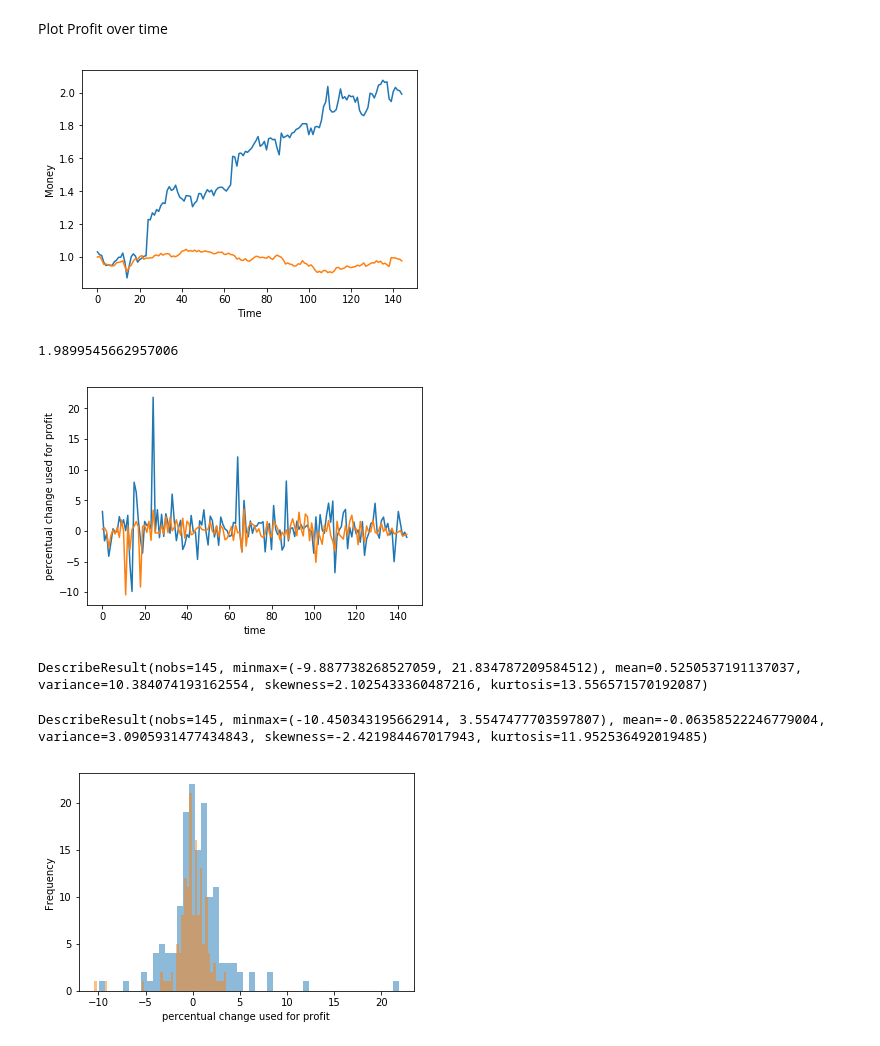
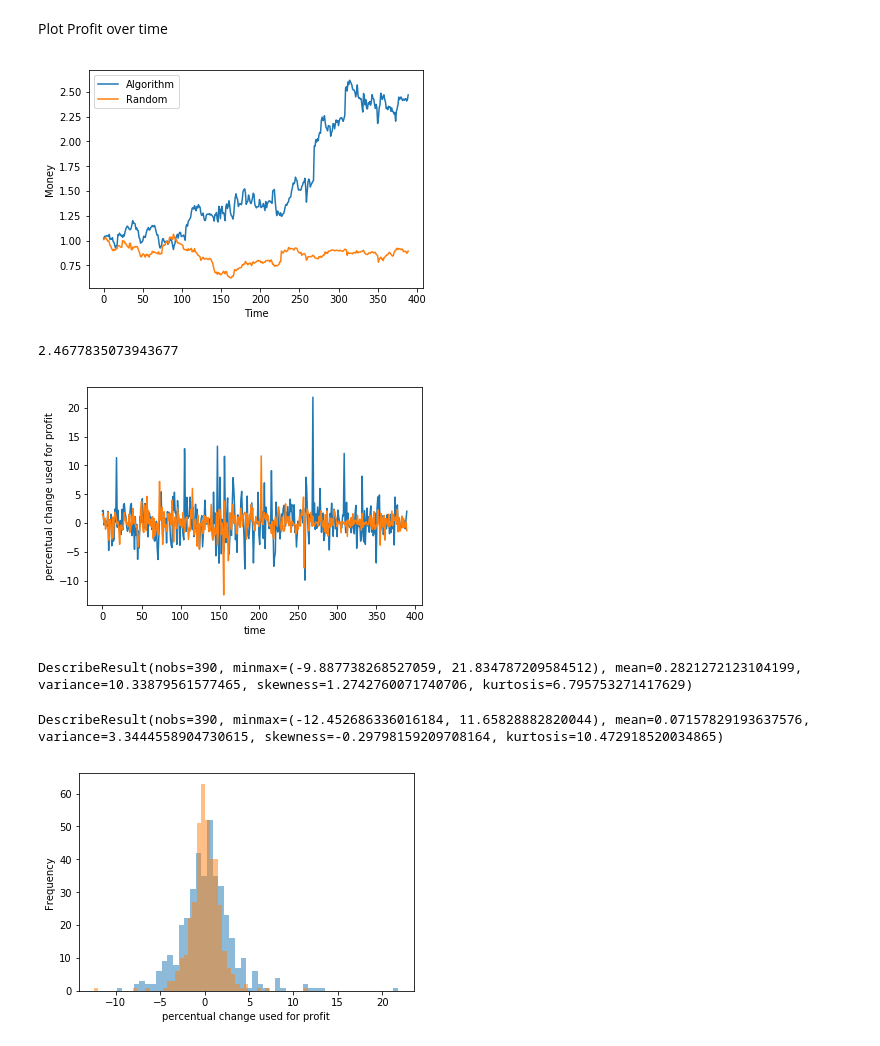
Before and after one commit to praunss/HomeProject, a Jupyter notebook: ForecastingTraining.ipynb, the cells around one changed output. Saved outputs shown, nothing was run; the diff lists cells and outputs as text; code cells hidden in the pictures.

```diff
--- a/ForecastingTraining.ipynb
+++ b/ForecastingTraining.ipynb
@@ -96,7 +94,7 @@ mydata.head(1)
 # Number of companies (here: 88)
 NumberofCompanies = 88
 #Define starting point for target and number of timepoints that are used as input (org: 250, 250)
-PredictionTimepoints = 30
+PredictionTimepoints = 5
 FirstIndex = PredictionTimepoints
 
 MaxPoints = mydata.shape[0]-FirstIndex
@@ -150,15 +148,15 @@ for i in range(MaxPoints):
 
     AdjCloseTemp = mydataPP.iloc[start : end] # e.g. 0 - 249 inclusive, as last index is not sliced
 
-    #Ordering for CNN
-    if (MLP==False):
-        arrayTemp = np.flip(np.transpose(np.array(AdjCloseTemp, np.float32)[:, :]),axis=1)
-        AdjCloseTemp = pd.DataFrame(arrayTemp)
-        AdjCloseTemp["cluster"] = preds
-        AdjCloseTemp = AdjCloseTemp.sort_values("cluster")
-        AdjCloseTemp = AdjCloseTemp.drop('cluster', 1)
-        arrayTemp = np.transpose(np.flip(AdjCloseTemp.values,axis=1))
-        AdjCloseTemp = pd.DataFrame(arrayTemp)
+#     #Ordering for CNN
+#     if (MLP==False):
+#         arrayTemp = np.flip(np.transpose(np.array(AdjCloseTemp, np.float32)[:, :]),axis=1)
+#         AdjCloseTemp = pd.DataFrame(arrayTemp)
+#         AdjCloseTemp["cluster"] = preds
+#         AdjCloseTemp = AdjCloseTemp.sort_values("cluster")
+#         AdjCloseTemp = AdjCloseTemp.drop('cluster', 1)
+#         arrayTemp = np.transpose(np.flip(AdjCloseTemp.values,axis=1))
+#         AdjCloseTemp = pd.DataFrame(arrayTemp)
 
     AdjCloseTemp_Array = AdjCloseTemp.values
 
@@ -306,7 +289,7 @@ print(y_test_cont)
 Predict for y_pred_cont and transform y_pred_cont to percentual values
 # %%
 model = MLP_B2()
-model.load_weights('saved_models/weights.best.from_scratch_MLPtype2_B2.hdf5')
+model.load_weights('saved_models/weights.best.from_scratch_MLPtype2_B2_Timepoints'+str(PredictionTimepoints)+'.hdf5')
 #X_test_cont = np.copy(DataCollection[1:,:,:,:]) # For CNN
 X_test_cont = np.copy(DataCollection[1:,:,:]) #for MLP
 y_pred_cont = model.predict(X_test_cont)
@@ -395,17 +350,18 @@ for row in y_test_cont_df.index:
 # %% [markdown]
 Plot Profit over time
 # %%
-plt.plot(profitMulti)
-plt.plot(RandomInvest)
+plt.plot(profitMulti, label="Algorithm")
+plt.plot(RandomInvest,label="Random")
 plt.xlabel("Time")
 plt.ylabel("Money")
+plt.legend()
 plt.show()
 # %% [output]
-[figure, old version]
+[figure, new version]
 # %%
 profitMulti[-1]
 # %% [output]
-1.9899545662957006
+2.4677835073943677
 # %%
 plt.plot(MaxPercentage)
 plt.plot(RandomPercentage)
@@ -413,17 +369,17 @@ plt.ylabel("percentual change used for profit")
 plt.xlabel("time")
 plt.show()
 # %% [output]
-[figure, old version]
+[figure, new version]
 # %%
 from scipy import stats
 stats.describe(MaxPercentage)
 # %% [output]
-DescribeResult(nobs=145, minmax=(-9.887738268527059, 21.834787209584512), mean=0.5250537191137037, variance=10.384074193162554, skewness=2.1025433360487216, kurtosis=13.556571570192087)
+DescribeResult(nobs=390, minmax=(-9.887738268527059, 21.834787209584512), mean=0.2821272123104199, variance=10.33879561577465, skewness=1.2742760071740706, kurtosis=6.795753271417629)
 # %%
 from scipy import stats
 stats.describe(RandomPercentage)
 # %% [output]
-DescribeResult(nobs=145, minmax=(-10.450343195662914, 3.5547477703597807), mean=-0.06358522246779004, variance=3.0905931477434843, skewness=-2.421984467017943, kurtosis=11.952536492019485)
+DescribeResult(nobs=390, minmax=(-12.452686336016184, 11.65828882820044), mean=0.07157829193637576, variance=3.3444558904730615, skewness=-0.29798159209708164, kurtosis=10.472918520034865)
 # %%
 plt.hist(MaxPercentage, bins=50,alpha=0.5)
 plt.hist(RandomPercentage, bins=50,alpha=0.5)
@@ -431,4 +387,4 @@ plt.ylabel("Frequency")
 plt.xlabel("percentual change used for profit")
 plt.show()
 # %% [output]
-[figure, old version]
+[figure, new version]
```
Also changed, not shown: parts of 14 cells of this notebook, 1 other file.
